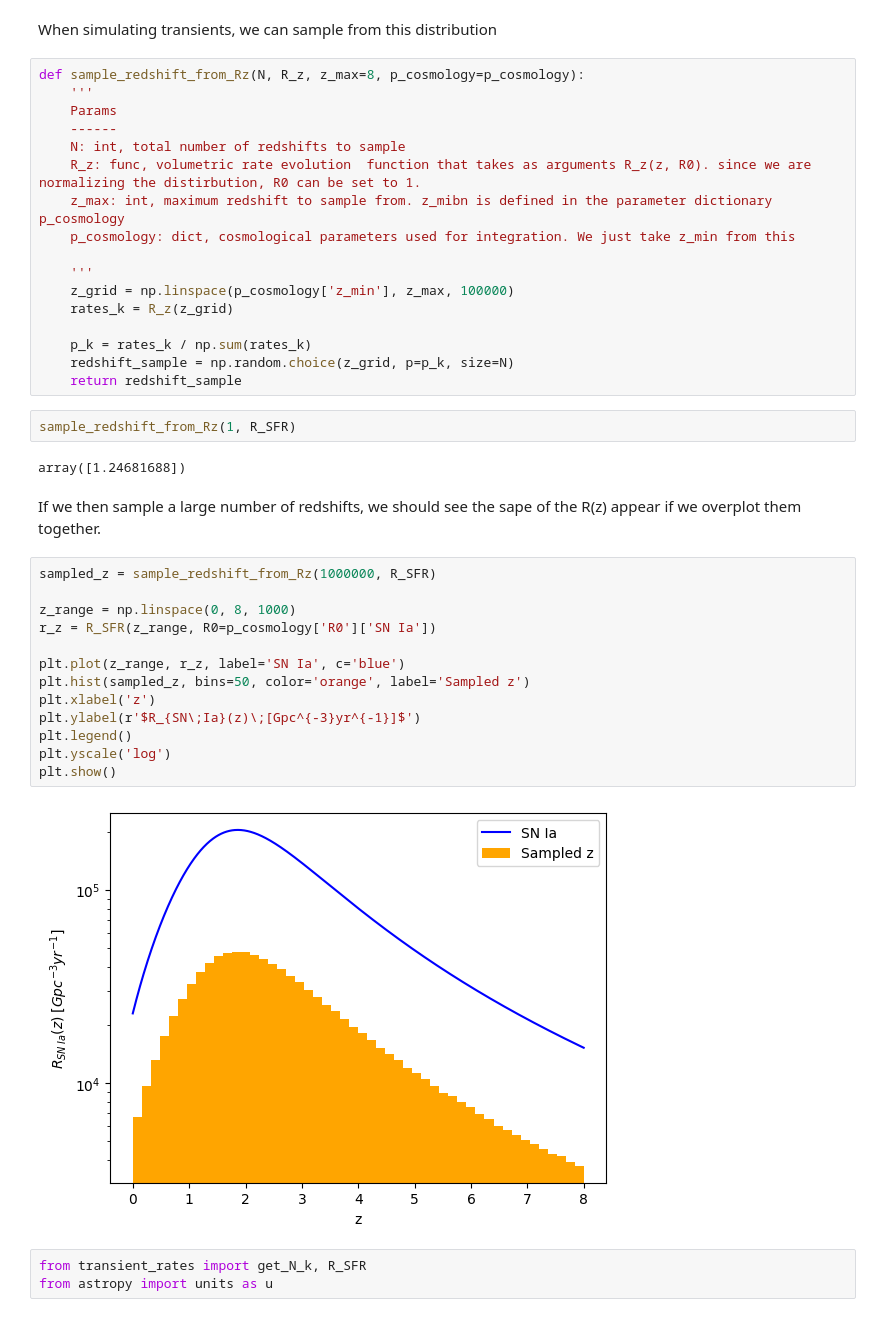
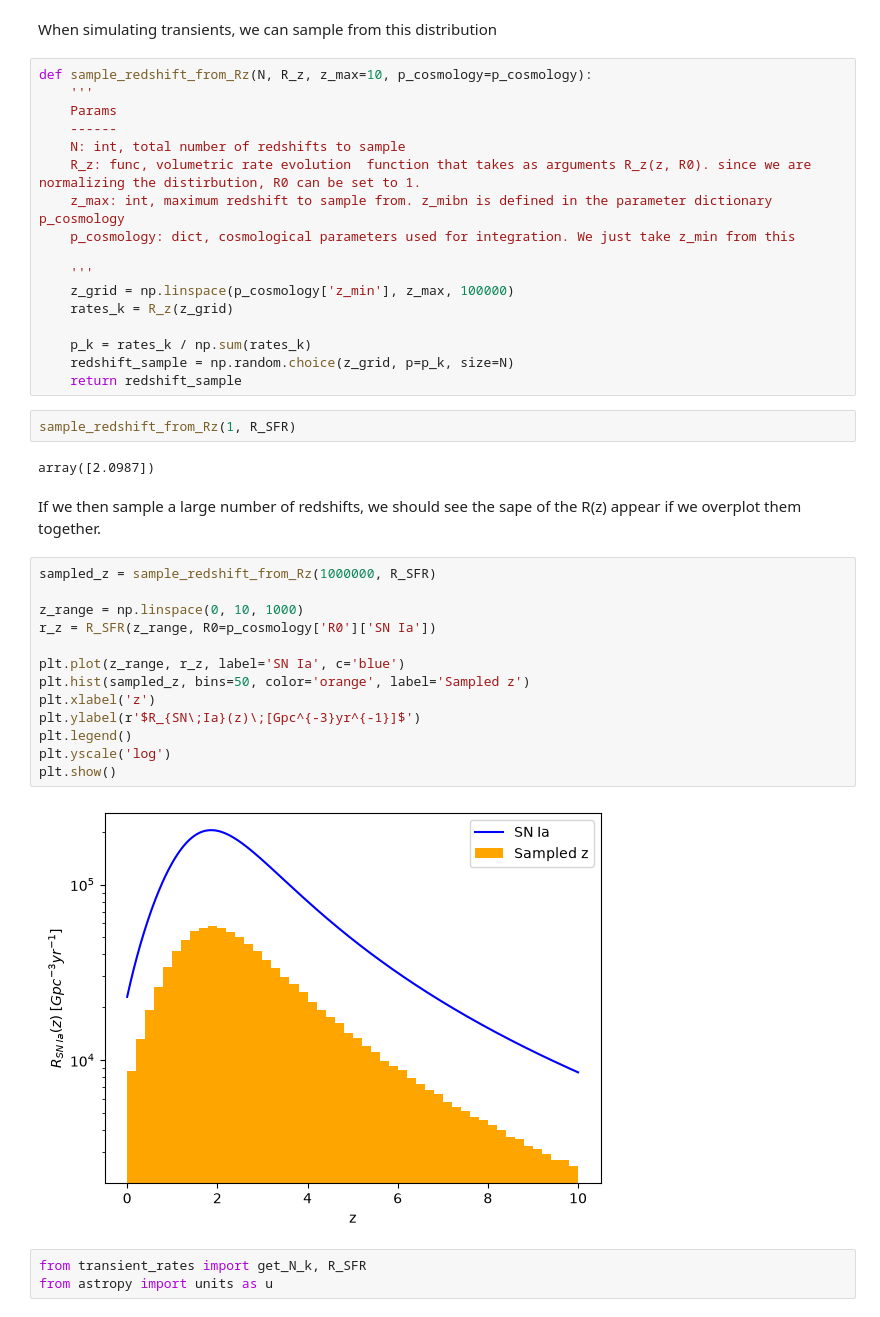
Before and after one commit to krissylla/TransientSimulation, a Jupyter notebook: Tutorials/Volummetric_rate_introdution.ipynb, the cells around one changed output. Cells and saved outputs as stored; diff of their text form.

```diff
--- a/Tutorials/Volummetric_rate_introdution.ipynb
+++ b/Tutorials/Volummetric_rate_introdution.ipynb
@@ -94,7 +94,7 @@ plt.show()
 # %% [markdown]
 When simulating transients, we can sample from this distribution
 # %%
-def sample_redshift_from_Rz(N, R_z, z_max=8, p_cosmology=p_cosmology):
+def sample_redshift_from_Rz(N, R_z, z_max=10, p_cosmology=p_cosmology):
     '''
     Params
     ------
@@ -113,24 +113,24 @@ def sample_redshift_from_Rz(N, R_z, z_max=8, p_cosmology=p_cosmology):
 # %%
 sample_redshift_from_Rz(1, R_SFR)
 # %% [output]
-array([1.24681688])
+array([2.0987])
 # %% [markdown]
 If we then sample a large number of redshifts, we should see the sape of the R(z) appear if we overplot them together.
 # %%
 sampled_z = sample_redshift_from_Rz(1000000, R_SFR)
 
-z_range = np.linspace(0, 8, 1000)
+z_range = np.linspace(0, 10, 1000)
 r_z = R_SFR(z_range, R0=p_cosmology['R0']['SN Ia'])
 
 plt.plot(z_range, r_z, label='SN Ia', c='blue')
 plt.hist(sampled_z, bins=50, color='orange', label='Sampled z')
 plt.xlabel('z')
 plt.ylabel(r'$R_{SN\;Ia}(z)\;[Gpc^{-3}yr^{-1}]$')
 plt.legend()
 plt.yscale('log')
 plt.show()
 # %% [output]
-[figure, old version]
+[figure, new version]
 # %%
 from transient_rates import get_N_k, R_SFR
 from astropy import units as u
```
Also changed, not shown: parts of 3 cells of this notebook, 3 other files.
